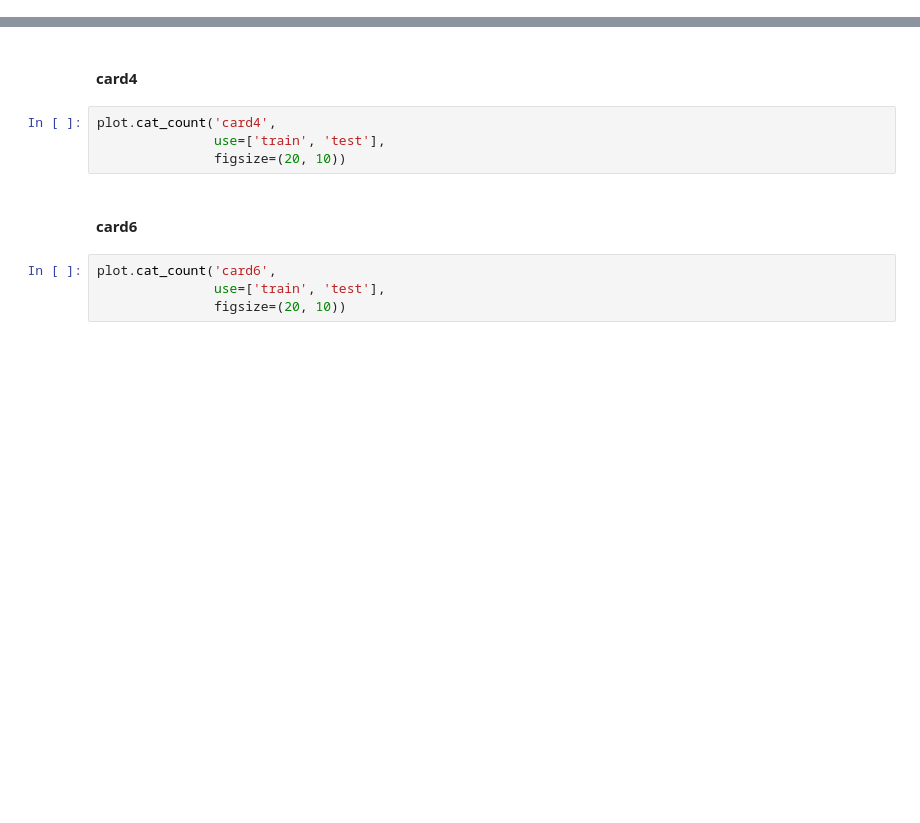
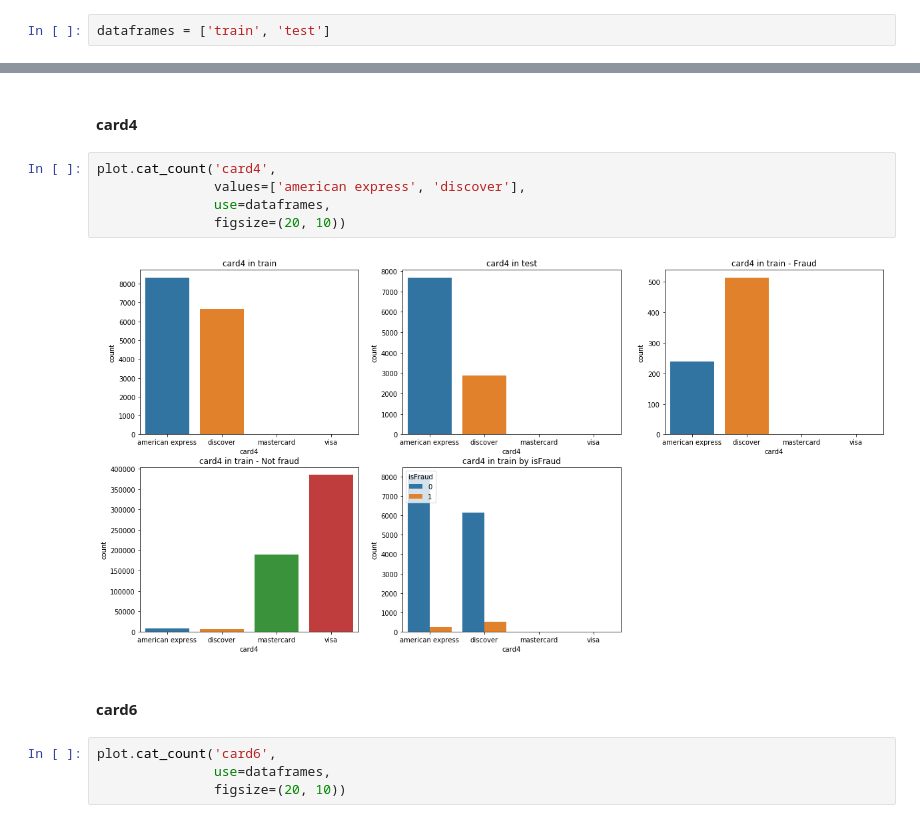
Before and after one commit to Antiguru11/ieee-fraud-detection-competition, a Jupyter notebook: src/eda.ipynb, the cells around one changed output, grey strips where cells are left out. Cells and saved outputs as stored; diff of their text form; blank space fills up the shorter version.

Commit message:
edited cat_count plot

```diff
--- a/src/eda.ipynb
+++ b/src/eda.ipynb
@@ -50,6 +50,8 @@ rep.test_transaction.head()
 rep.test_transaction.shape
 # %% [output]
 (506691, 393)
+# %%
+dataframes = ['train', 'test']
 # %% [markdown]
 #### __ProductCD__
 # %%
@@ -62,11 +64,14 @@ plot.cat_count('ProductCD',
 #### __card4__
 # %%
 plot.cat_count('card4',
-               use=['train', 'test'],
+               values=['american express', 'discover'],
+               use=dataframes,
                figsize=(20, 10))
+# %% [output]
+[figure, added]
 # %% [markdown]
 #### __card6__
 # %%
 plot.cat_count('card6',
-               use=['train', 'test'],
+               use=dataframes,
                figsize=(20, 10))
```
Also changed, not shown: parts of 1 cell of this notebook, 4 other files.
